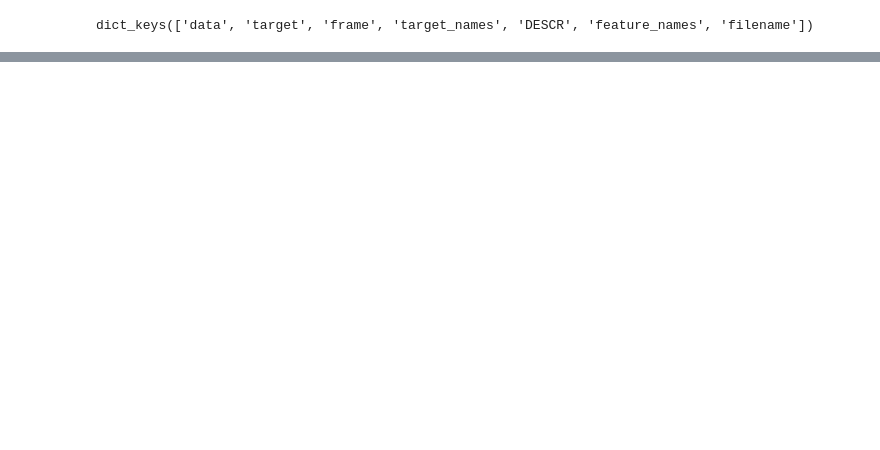
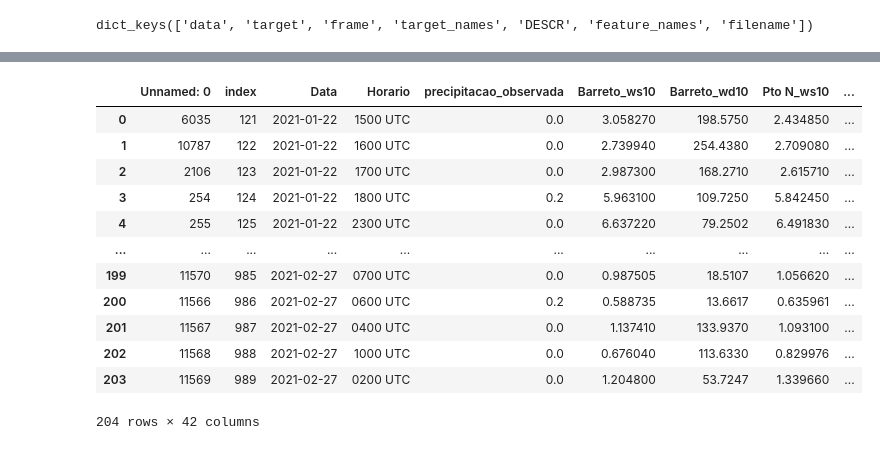
Before and after one commit to g-almeida/Climatology, a Jupyter notebook: PMN/neural0.ipynb, the cells around one changed output, grey strips where cells are left out. Saved outputs shown, nothing was run; the diff lists cells and outputs as text; code cells hidden in the pictures; blank space fills up the shorter version.

Commit message:
New inputs for PNL, and model metodology upload

```diff
--- a/PMN/neural0.ipynb
+++ b/PMN/neural0.ipynb
@@ -25,0 +281,16 @@ SyntaxError: invalid syntax (<ipython-input-15-fddfd40464bb>, line 4)
+# %%
+pd.read_csv('rna_input2.csv')
+# %% [output]
+|  | Unnamed: 0 | index | Data | Horario | precipitacao_observada | Barreto_ws10 | Barreto_wd10 | Pto N_ws10 | ... |
+| 0 | 6035 | 121 | 2021-01-22 | 1500 UTC | 0.0 | 3.058270 | 198.5750 | 2.434850 | ... |
+| 1 | 10787 | 122 | 2021-01-22 | 1600 UTC | 0.0 | 2.739940 | 254.4380 | 2.709080 | ... |
+| 2 | 2106 | 123 | 2021-01-22 | 1700 UTC | 0.0 | 2.987300 | 168.2710 | 2.615710 | ... |
+| 3 | 254 | 124 | 2021-01-22 | 1800 UTC | 0.2 | 5.963100 | 109.7250 | 5.842450 | ... |
+| 4 | 255 | 125 | 2021-01-22 | 2300 UTC | 0.0 | 6.637220 | 79.2502 | 6.491830 | ... |
+| ... | ... | ... | ... | ... | ... | ... | ... | ... | ... |
+| 199 | 11570 | 985 | 2021-02-27 | 0700 UTC | 0.0 | 0.987505 | 18.5107 | 1.056620 | ... |
+| 200 | 11566 | 986 | 2021-02-27 | 0600 UTC | 0.2 | 0.588735 | 13.6617 | 0.635961 | ... |
+| 201 | 11567 | 987 | 2021-02-27 | 0400 UTC | 0.0 | 1.137410 | 133.9370 | 1.093100 | ... |
+| 202 | 11568 | 988 | 2021-02-27 | 1000 UTC | 0.0 | 0.676040 | 113.6330 | 0.829976 | ... |
+| 203 | 11569 | 989 | 2021-02-27 | 0200 UTC | 0.0 | 1.204800 | 53.7247 | 1.339660 | ... |
+204 rows × 42 columns
```
Also changed, not shown: parts of 37 cells of this notebook, 2 other files.
